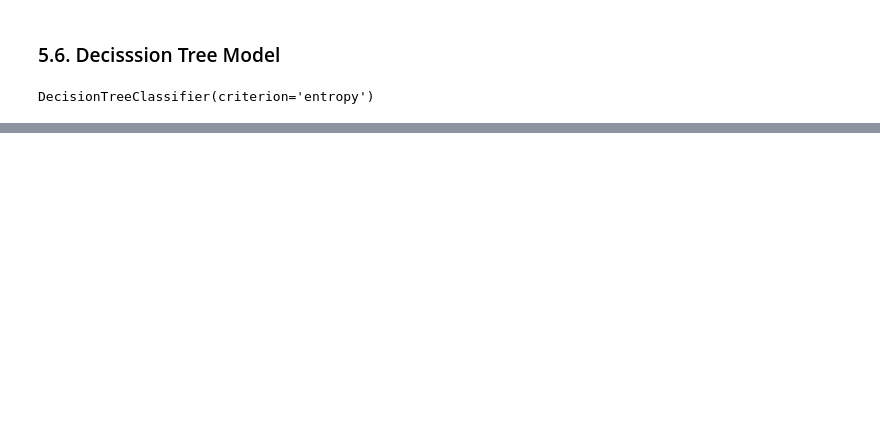
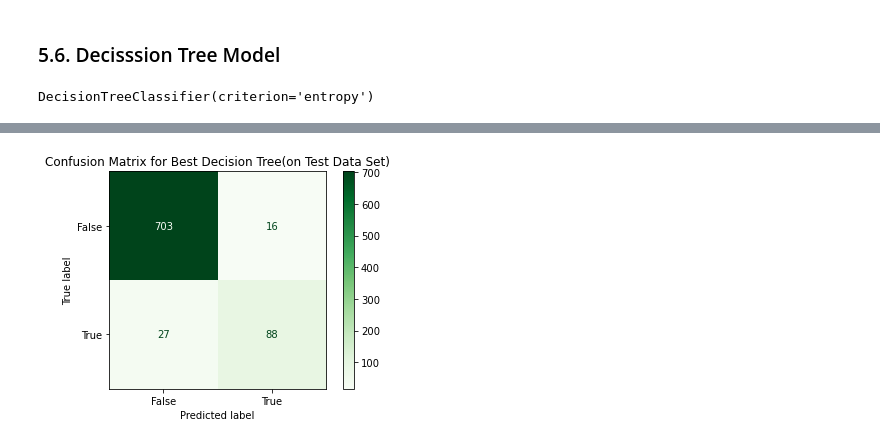
Before and after one commit to Endalkmin/SyriaTel-Customer-Churn-Prediction-Model, a Jupyter notebook: phase-3-project.ipynb, the cells around one changed output, grey strips where cells are left out. Drawn from its saved outputs; the diff is of its cells as text; code cells hidden in the pictures; blank space fills up the shorter version.

```diff
--- a/phase-3-project.ipynb
+++ b/phase-3-project.ipynb
@@ -526,0 +550,13 @@ log_models_bala.reset_index(drop=True)
+# %%
+# Evaluate the best model
+best_model = grid_search.best_estimator_
+
+y_train_best_pred = best_model.predict(X_train_all)
+
+# evaluate the performance of the model on training data
+y_train_dtree_pred = dtree.predict(X_train_all)
+
+# call function for evaluation metrix of the model on test set
+evaluation_metrix(y_train, y_train_best_pred)
+# call function for metrix summary to get evaluation metrix in a Dataframe
+metricx_summary(y_train, y_train_best_pred)
@@ -526,0 +566,8 @@ log_models_bala.reset_index(drop=True)
+# %%
+# evaluate the performance of the model on testing data
+y_test_best_pred = best_model.predict(X_test_all)
+
+# call functions for  evaluation metriX of the model on test set
+evaluation_metrix(y_test, y_test_best_pred)
+# call function for metrix summary to get evaluation metrix in a Dataframe
+metricx_summary(y_test, y_test_best_pred)
@@ -526,0 +588,11 @@ log_models_bala.reset_index(drop=True)
+# %%
+# Plot confusion Matrix
+cm = confusion_matrix(y_test, y_test_best_pred)
+
+# Visualize confusion matrix
+disp = ConfusionMatrixDisplay(confusion_matrix=cm, display_labels=['False', 'True'])
+disp.plot(cmap='Greens', values_format='d')
+plt.title("Confusion Matrix for Best Decision Tree(on Test Data Set)")
+plt.show()
+# %% [output]
+[figure, added]
```
Also changed, not shown: parts of 62 cells of this notebook.
